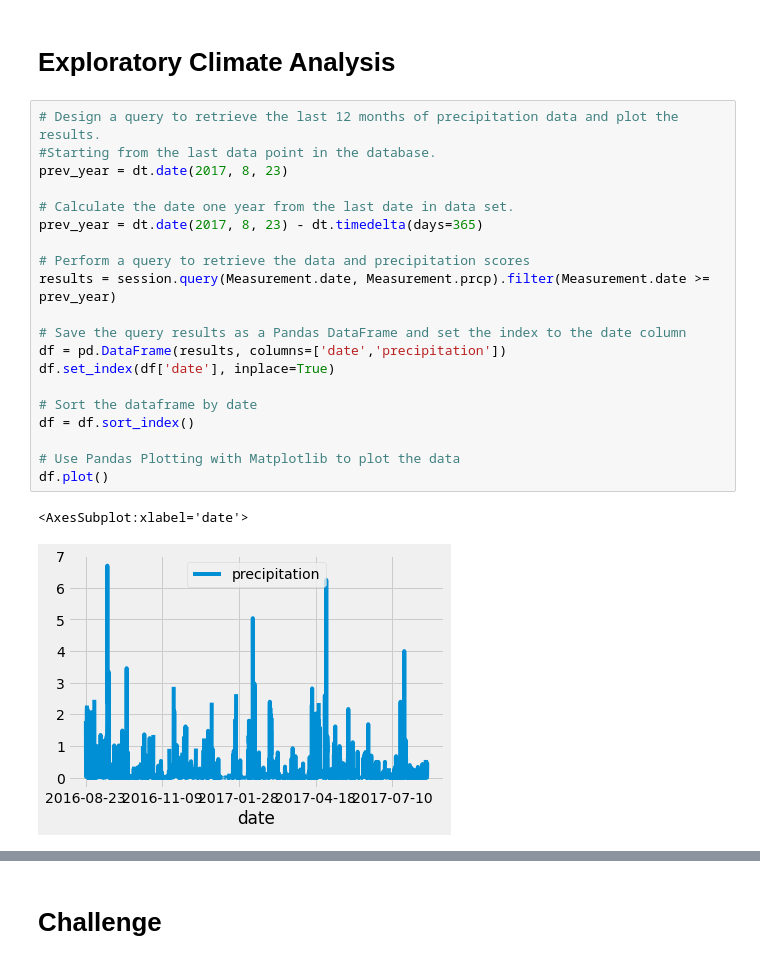
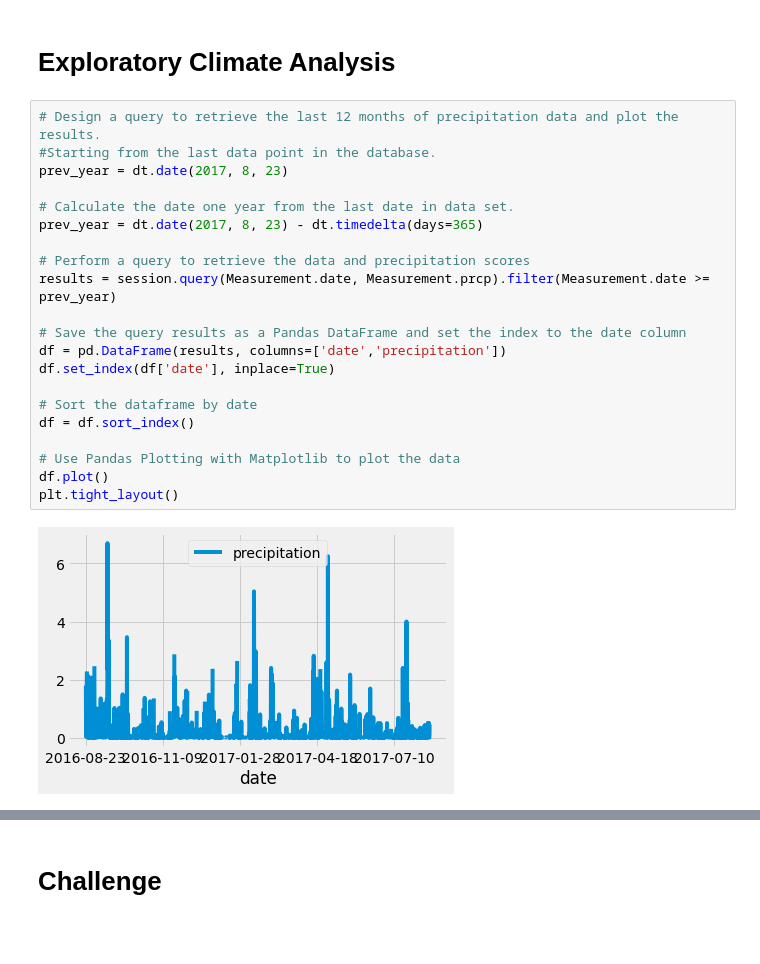
Before and after one commit to NeuroBio/surfs_up, a Jupyter notebook: climate_analysis.ipynb, the cells around one changed output, grey strips where cells are left out. Saved outputs shown, nothing was run; the diff lists cells and outputs as text; blank space fills up the shorter version.

```diff
--- a/climate_analysis.ipynb
+++ b/climate_analysis.ipynb
@@ -41,25 +41,25 @@ session = Session(engine)
 # %%
 # Design a query to retrieve the last 12 months of precipitation data and plot the results.
 #Starting from the last data point in the database.
 prev_year = dt.date(2017, 8, 23)
 
 # Calculate the date one year from the last date in data set.
 prev_year = dt.date(2017, 8, 23) - dt.timedelta(days=365)
 
 # Perform a query to retrieve the data and precipitation scores
 results = session.query(Measurement.date, Measurement.prcp).filter(Measurement.date >= prev_year)
 
 # Save the query results as a Pandas DataFrame and set the index to the date column
 df = pd.DataFrame(results, columns=['date','precipitation'])
 df.set_index(df['date'], inplace=True)
 
 # Sort the dataframe by date
 df = df.sort_index()
 
 # Use Pandas Plotting with Matplotlib to plot the data
 df.plot()
+plt.tight_layout()
 # %% [output]
-<AxesSubplot:xlabel='date'>
-[figure, old version]
+[figure, new version]
 # %%
 # Use Pandas to calcualte the summary statistics for the precipitation data
```
Also changed, not shown: parts of 6 cells of this notebook.
